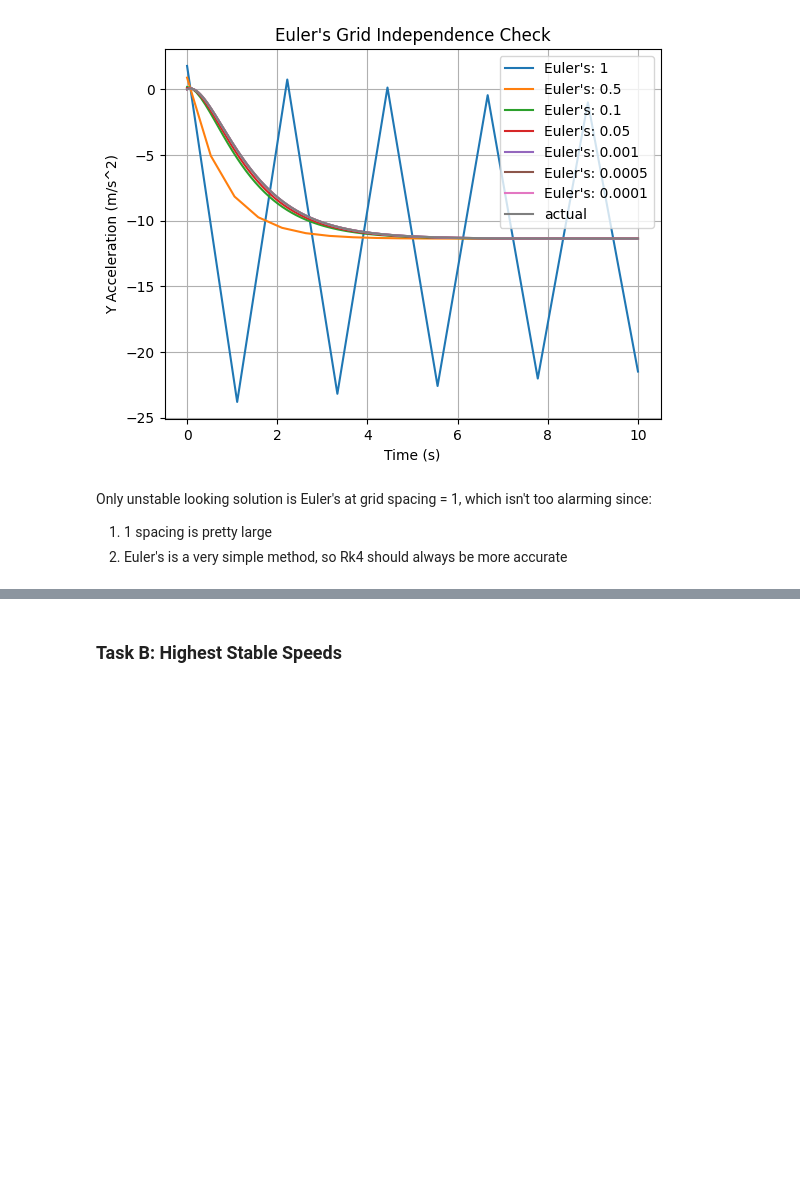
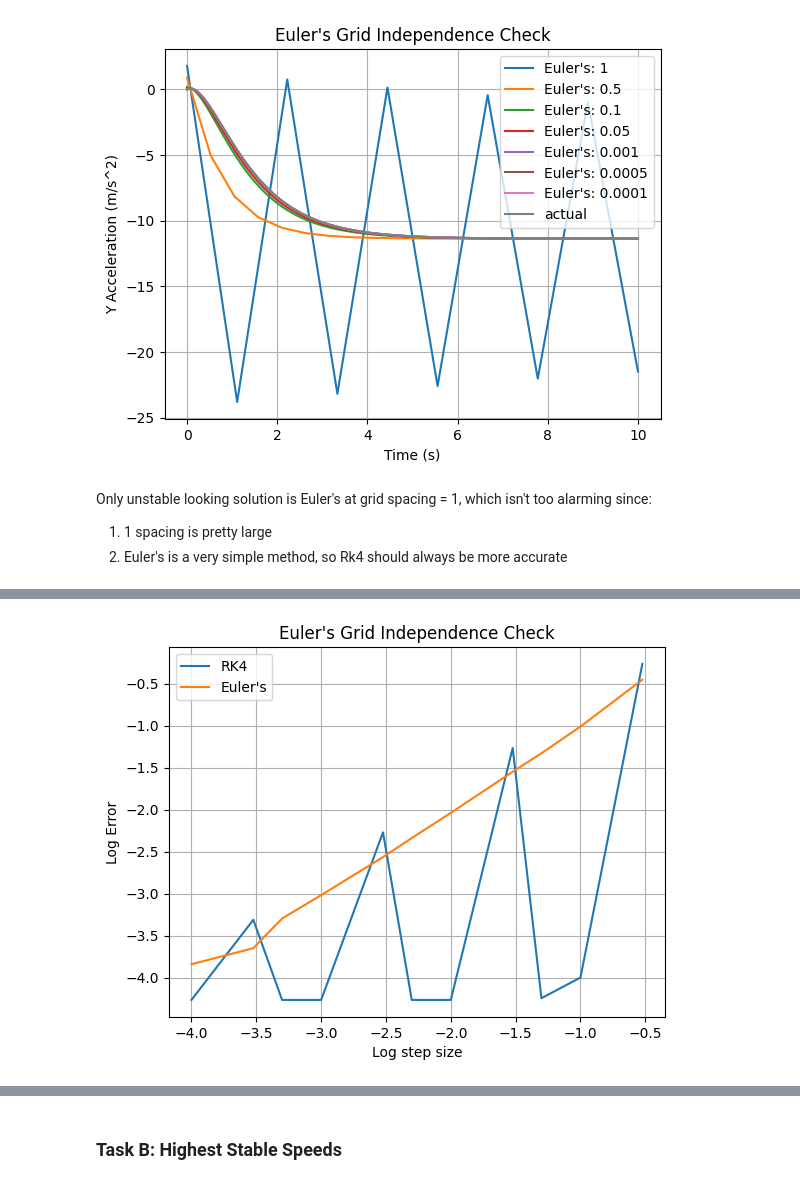
Before and after one commit to hepromark/BicycleModelExploration, a Jupyter notebook: final_notebook.ipynb, the cells around one changed output, grey strips where cells are left out. Saved outputs shown, nothing was run; the diff lists cells and outputs as text; code cells hidden in the pictures; blank space fills up the shorter version.

```diff
--- a/final_notebook.ipynb
+++ b/final_notebook.ipynb
@@ -57,12 +57,12 @@ class BicycleSolver:
         self.A = np.array(
             [[-1 * (C_alpha_f + C_alpha_r) / (m * u), (-1 * (a * C_alpha_f - b * C_alpha_r) / (m * u)) - u],
             [-1 * (a * C_alpha_f - b * C_alpha_r) / (I_z * u), -1 * (a**2 * C_alpha_f + b**2 * C_alpha_r) / (I_z * u)]]
-        )
+        ,dtype=np.float64)
 
         self.B = np.array(
             [[C_alpha_f / m],
             [a*C_alpha_f / I_z]]
-        )
+        ,dtype=np.float64)
 
         self.A_4 = np.array(
             [
@@ -71,7 +71,7 @@ class BicycleSolver:
                 [0,0,-1 * (C_alpha_f + C_alpha_r) / (m * u), (-1 * (a * C_alpha_f - b * C_alpha_r) / (m * u)) - u],
                 [0,0,-1 * (a * C_alpha_f - b * C_alpha_r) / (I_z * u), -1 * (a**2 * C_alpha_f + b**2 * C_alpha_r) / (I_z * u)]
             ]
-        )
+        ,dtype=np.float64)
 
         self.B_4 = np.array(
             [
@@ -80,7 +80,7 @@ class BicycleSolver:
                 [C_alpha_f / m],
                 [a*C_alpha_f / I_z]
             ]
-        )
+        ,dtype=np.float64)
 
     def solve(self, iterator, func, init_vector: np.ndarray, init_t, max_iter: int, step_size: float):
         """
@@ -94,6 +94,7 @@ class BicycleSolver:
             t += step_size
             res.append(y)
 
+        print(f"finished at t= {t}")
         return y, np.array(res)
 
     def check_stability(self):
@@ -164,6 +165,7 @@ class BicycleSolver:
 
     @staticmethod
     def bicycle_model(A, B, y, delta) ->np.ndarray:
+        assert((np.matmul(A, y) + B*delta).dtype == np.float64)
         return np.matmul(A, y) + B*delta
 
     @staticmethod
@@ -301,11 +305,11 @@ solver = BicycleSolver(
 for name, iterator in [("RK4", solver.rk4), ("Euler's", solver.eulers_method)]:
     for step_size in grid_values:
         max_iteration = int(t_final / step_size)
-        _, hist_rk4 = solver.solve(iterator, task_a_model, init_vector, 0, max_iteration, step_size)
+        _, hist = solver.solve(iterator, task_a_model, init_vector, 0, max_iteration, step_size)
 
         t_values = np.linspace(init_t, t_final, max_iteration)
 
-        plt.plot(t_values, [val[0] for val in hist_rk4], label=f"{name}: {step_size}")
+        plt.plot(t_values, [val[0] for val in hist], label=f"{name}: {step_size}")
 
     t_values = np.linspace(init_t, t_final, int(t_final / grid_values[-1]))
     plt.plot(t_values, [solver.target(t)[0] for t in t_values], label="actual")
@@ -323,3 +341,69 @@ for name, iterator in [("RK4", solver.rk4), ("Euler's", solver.eulers_method)]:
 Only unstable looking solution is Euler's at grid spacing = 1, which isn't too alarming since:
 1. 1 spacing is pretty large
 2. Euler's is a very simple method, so Rk4 should always be more accurate
+# %%
+# Log Error vs. Log Grid Spacing Check
+grid_values = [0.3, 0.1, 0.05, 0.03, 0.01, 0.005, 0.003, 0.001, 0.0005, 0.0003, 0.0001]
+# grid_values = [0.1, 0.01, 0.001, 0.0001]
+log_step_size = [np.log10(np.float64(g)) for g in grid_values]
+
+highly_exact_step_size = 0.00001
+
+init_vector = np.array([[0.0],[0.0]], dtype=np.float64)
+t_final = 1
+init_t = 0
+
+euler_results = []
+rk4_results = []
+
+def task_a_model(y, t) -> np.ndarray:
+    return solver.bicycle_model(solver.A, solver.B, y, const_delta(t))
+
+solver = BicycleSolver(
+    m = 1400,
+    a = 1.14,
+    b = 1.33,
+    C_alpha_f = 25000,
+    C_alpha_r = 21000,
+    I_z = 2420,
+    u = 75 * 1000 / 3600
+)
+
+print(init_vector.dtype)
+print(solver.rk4.__annotations__)  # Shows expected types
+
+max_iteration = int(t_final / highly_exact_step_size)
+_, exact_sol = solver.solve(solver.rk4, task_a_model, init_vector, 0, max_iteration, highly_exact_step_size)
+
+for name, iterator in [("RK4", solver.rk4)""", ("Euler's", solver.eulers_method)"""]:
+    log_error = []
+    for step_size in grid_values:
+        max_iteration = int(t_final / step_size)
+        _, hist = solver.solve(iterator, task_a_model, init_vector, 0, max_iteration, step_size)
+        print(len(hist))
+
+        t_values = np.linspace(init_t, t_final, max_iteration)
+        print(len(t_values))
+
+        # Compute log error
+        target = exact_sol[-1] # we compute error on the last iteration
+
+        error = target - hist[-1]
+        print('target:')
+        print(target)
+        print('actual:')
+        print(hist[-1])
+        print('error:')
+        print(f'{error} | {np.log10(np.linalg.norm(error))}')
+        print()
+        log_error.append(np.log10(np.linalg.norm(error)))
+
+    plt.plot(log_step_size, log_error, label=f"{name}")
+
+plt.xlabel('Log step size')
+plt.ylabel("Log Error")
+plt.title(f"{name} Grid Independence Check")
+plt.legend()
+plt.grid()
+plt.show()
+# %% [output]
@@ -325,0 +427 @@ Only unstable looking solution is Euler's at grid spacing = 1, which isn't too a
+[figure, added]
```
Also changed, not shown: parts of 5 cells of this notebook.
